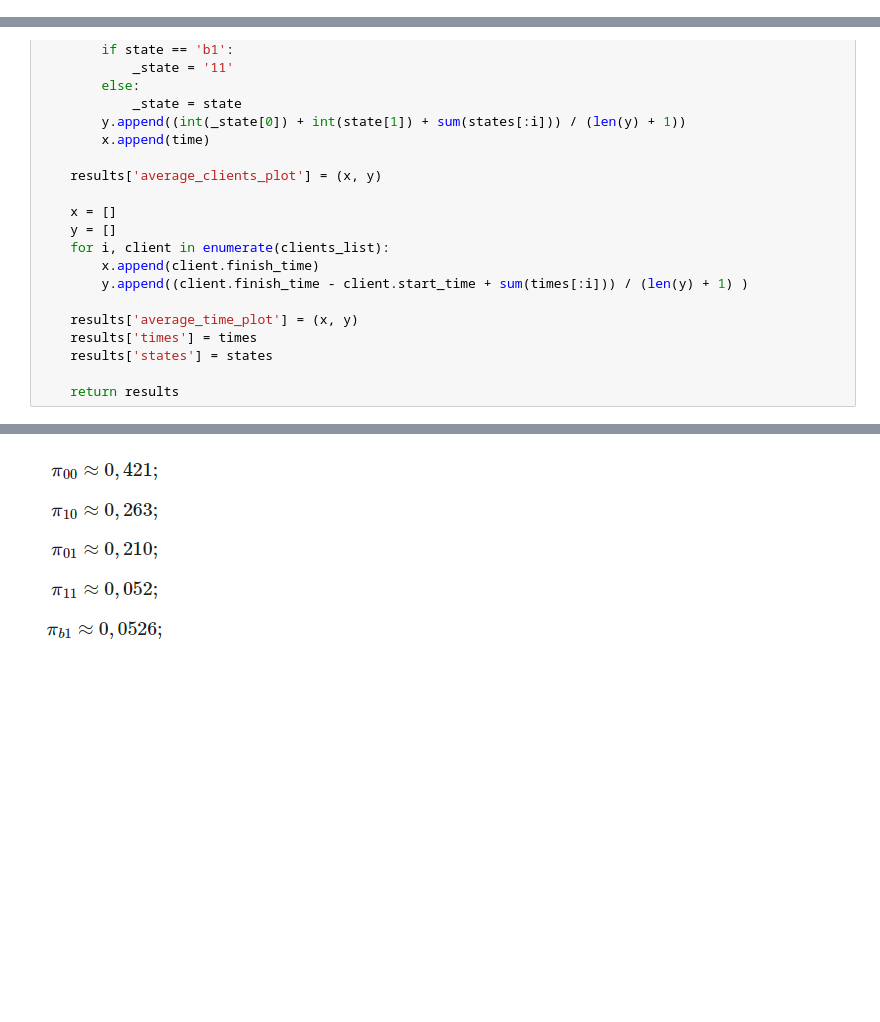
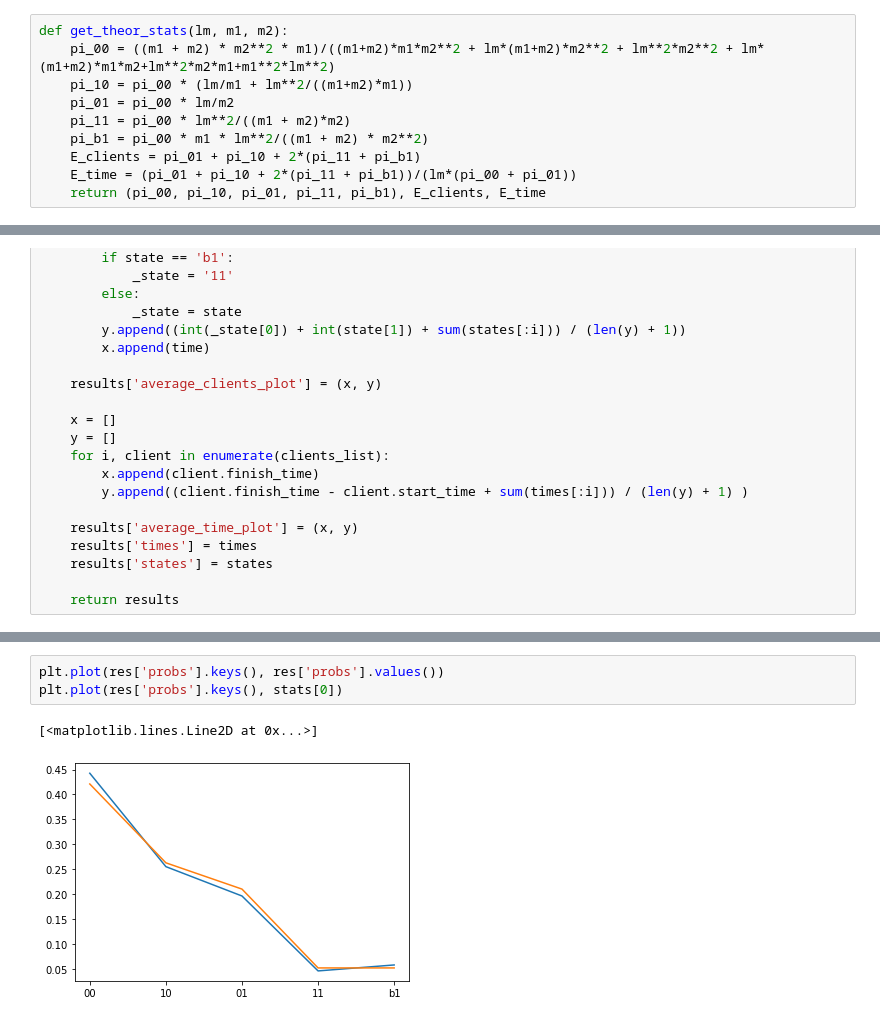
Before and after one commit to a13xbb/shoe-shine-shop, a Jupyter notebook: shop.ipynb, the cells around one changed output, grey strips where cells are left out. Saved outputs shown, nothing was run; the diff lists cells and outputs as text; blank space fills up the shorter version.

```diff
--- a/shop.ipynb
+++ b/shop.ipynb
@@ -113,6 +113,16 @@ def serving(client: Client, chair1: Chair1, chair2: Chair2, start_time, mu1, mu2
     event.set()
     client.finish_time = t_2
     clients_list.append(client)
+# %%
+def get_theor_stats(lm, m1, m2):
+    pi_00 = ((m1 + m2) * m2**2 * m1)/((m1+m2)*m1*m2**2 + lm*(m1+m2)*m2**2 + lm**2*m2**2 + lm*(m1+m2)*m1*m2+lm**2*m2*m1+m1**2*lm**2)
+    pi_10 = pi_00 * (lm/m1 + lm**2/((m1+m2)*m1))
+    pi_01 = pi_00 * lm/m2
+    pi_11 = pi_00 * lm**2/((m1 + m2)*m2)
+    pi_b1 = pi_00 * m1 * lm**2/((m1 + m2) * m2**2)
+    E_clients = pi_01 + pi_10 + 2*(pi_11 + pi_b1)
+    E_time = (pi_01 + pi_10 + 2*(pi_11 + pi_b1))/(lm*(pi_00 + pi_01))
+    return (pi_00, pi_10, pi_01, pi_11, pi_b1), E_clients, E_time
 # %%
 def simulate(n_clients, _lambda, mu1, mu2) -> dict:
     import time
@@ -233,3 +253,7 @@ res['probs']
-# %% [markdown]
-![image.png](attachment:image.png)
+# %%
+plt.plot(res['probs'].keys(), res['probs'].values())
+plt.plot(res['probs'].keys(), stats[0])
+# %% [output]
+[<matplotlib.lines.Line2D at 0x...>]
+[figure, added]
 # %%
```
Also changed, not shown: parts of 10 cells of this notebook.
